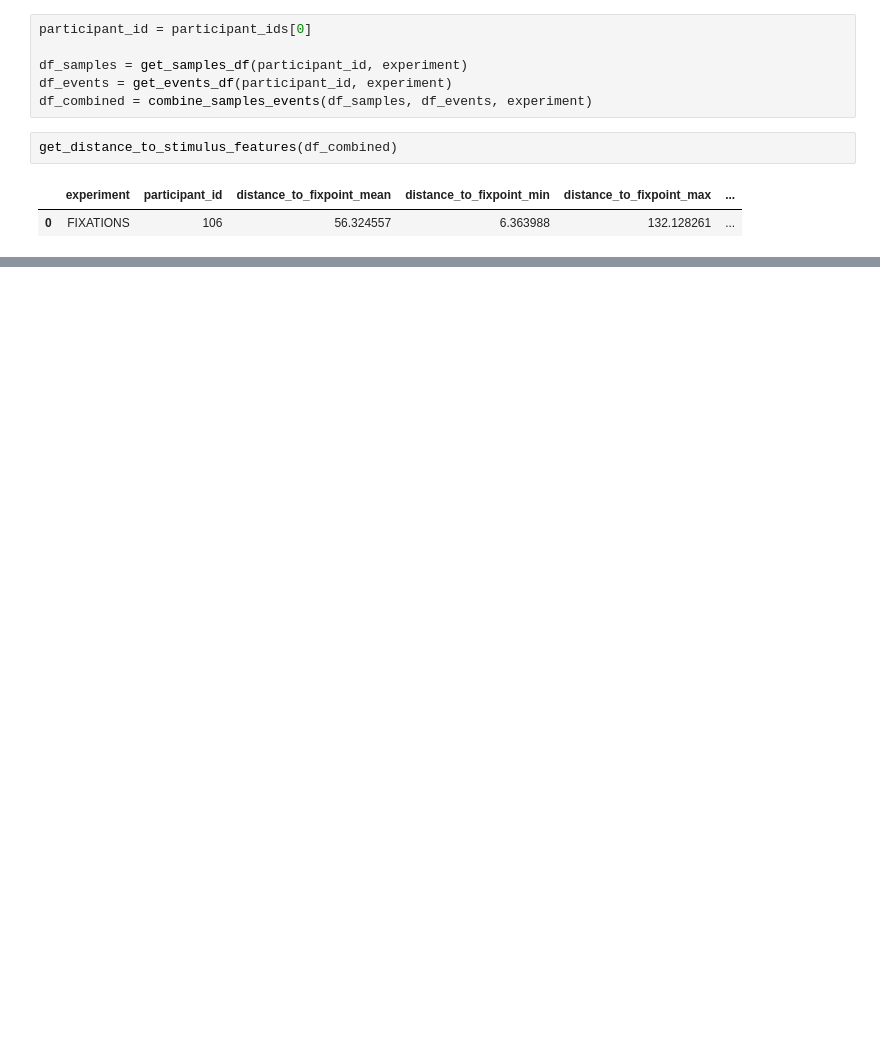
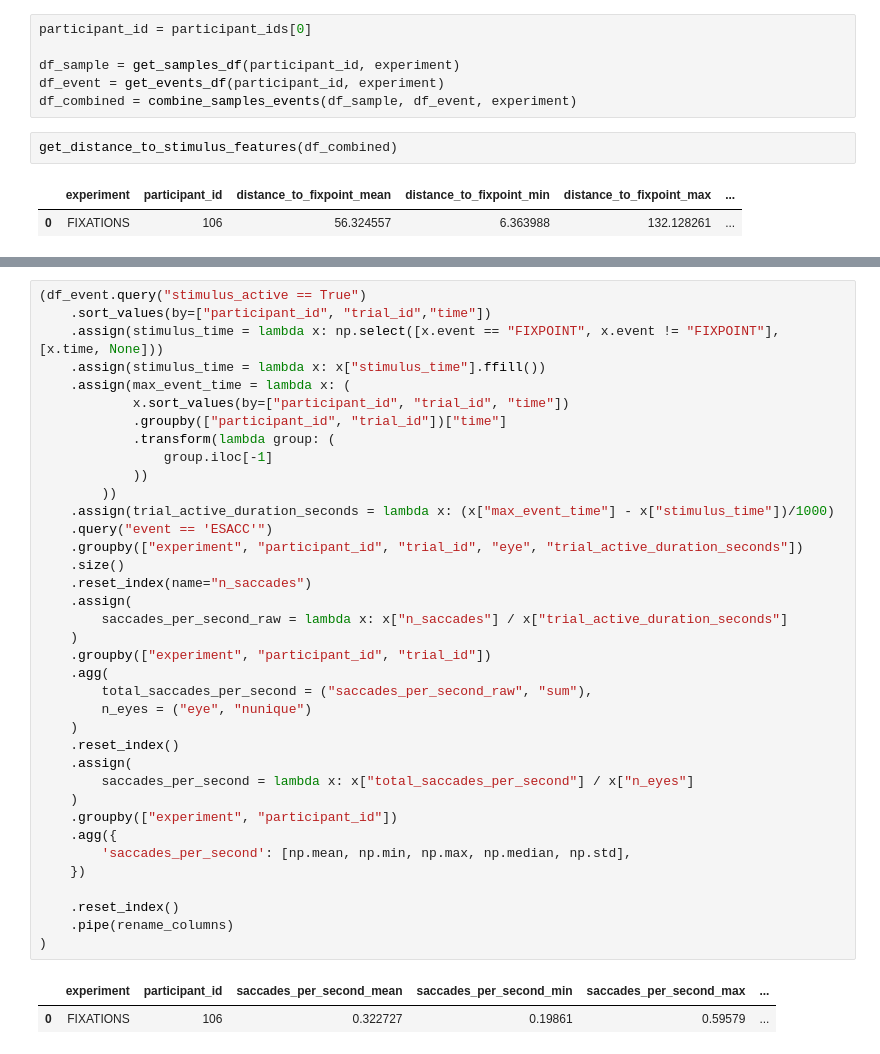
Before and after one commit to krusand/Analyzing-concussions-through-eyetracking-measurements, a Jupyter notebook: src/features/notebooks/fixations_features.ipynb, the cells around one changed output, grey strips where cells are left out. Saved outputs shown, nothing was run; the diff lists cells and outputs as text; blank space fills up the shorter version.

```diff
--- a/src/features/notebooks/fixations_features.ipynb
+++ b/src/features/notebooks/fixations_features.ipynb
@@ -36,9 +36,9 @@ def get_events_df(participant_id, experiment):
 # %%
 participant_id = participant_ids[0]
 
-df_samples = get_samples_df(participant_id, experiment)
-df_events = get_events_df(participant_id, experiment)
-df_combined = combine_samples_events(df_samples, df_events, experiment)
+df_sample = get_samples_df(participant_id, experiment)
+df_event = get_events_df(participant_id, experiment)
+df_combined = combine_samples_events(df_sample, df_event, experiment)
 # %%
 get_distance_to_stimulus_features(df_combined)
 # %% [output]
@@ -46,0 +57,40 @@ get_distance_to_stimulus_features(df_combined)
+# %%
+(df_event.query("stimulus_active == True")
+    .sort_values(by=["participant_id", "trial_id","time"])
+    .assign(stimulus_time = lambda x: np.select([x.event == "FIXPOINT", x.event != "FIXPOINT"], [x.time, None]))
+    .assign(stimulus_time = lambda x: x["stimulus_time"].ffill())
+    .assign(max_event_time = lambda x: (
+            x.sort_values(by=["participant_id", "trial_id", "time"])
+            .groupby(["participant_id", "trial_id"])["time"]
+            .transform(lambda group: (
+                group.iloc[-1]
+            ))
+        ))
+    .assign(trial_active_duration_seconds = lambda x: (x["max_event_time"] - x["stimulus_time"])/1000)
+    .query("event == 'ESACC'")
+    .groupby(["experiment", "participant_id", "trial_id", "eye", "trial_active_duration_seconds"])
+    .size()
+    .reset_index(name="n_saccades")
+    .assign(
+        saccades_per_second_raw = lambda x: x["n_saccades"] / x["trial_active_duration_seconds"]
+    )
+    .groupby(["experiment", "participant_id", "trial_id"])
+    .agg(
+        total_saccades_per_second = ("saccades_per_second_raw", "sum"),
+        n_eyes = ("eye", "nunique")
+    )
+    .reset_index()
+    .assign(
+        saccades_per_second = lambda x: x["total_saccades_per_second"] / x["n_eyes"]
+    )
+    .groupby(["experiment", "participant_id"])
+    .agg({
+        'saccades_per_second': [np.mean, np.min, np.max, np.median, np.std],
+    })
+
+    .reset_index()
+    .pipe(rename_columns)
+)
+# %% [output]
+|  | experiment | participant_id | saccades_per_second_mean | saccades_per_second_min | saccades_per_second_max | ... |
+| 0 | FIXATIONS | 106 | 0.322727 | 0.19861 | 0.59579 | ... |
```
Also changed, not shown: parts of 1 cell of this notebook, 1 other file.
